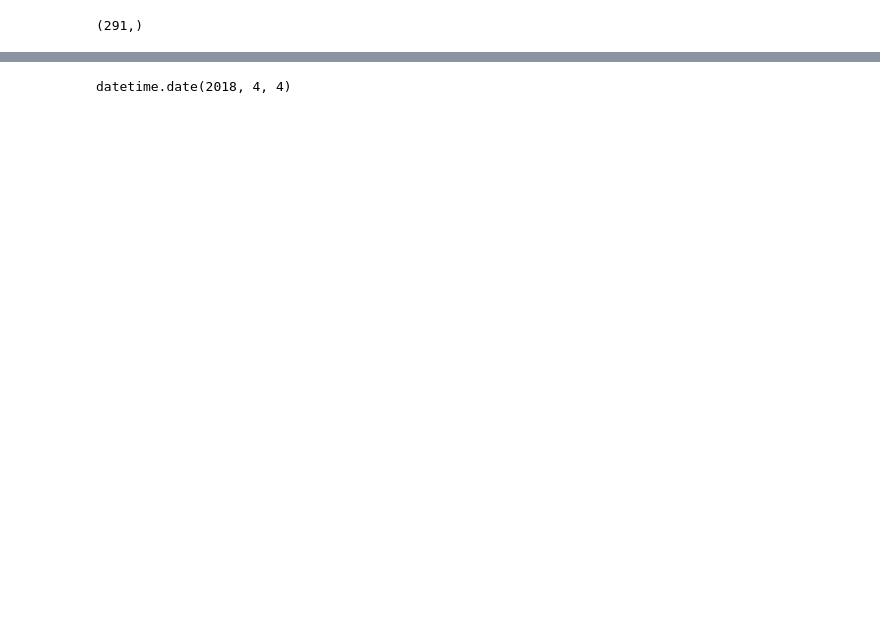
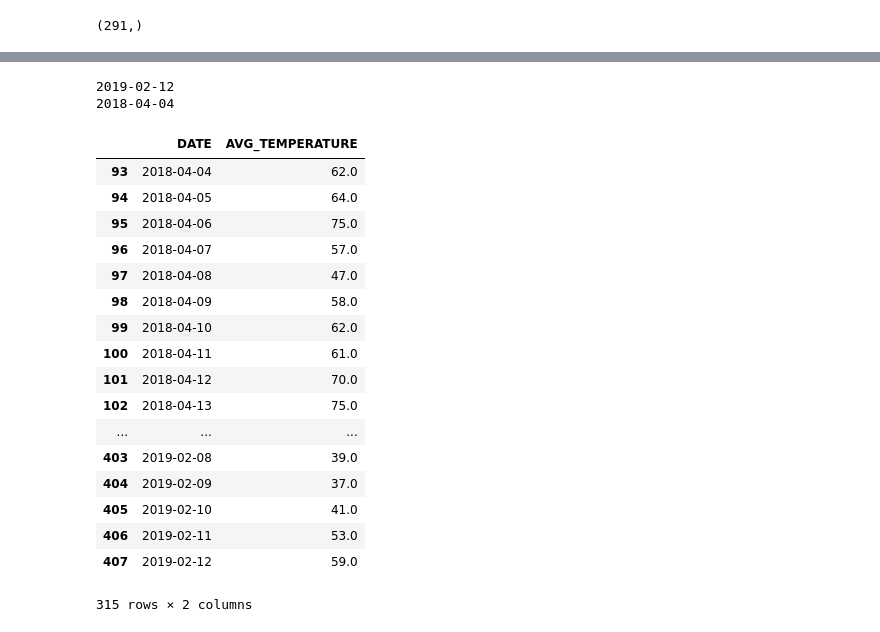
Before and after one commit to sameerabalay/Dockless_Mobility, a Jupyter notebook: src/Time_Series_Analysis.ipynb, the cells around one changed output, grey strips where cells are left out. Cells and saved outputs as stored; diff of their text form; code cells hidden in the pictures; blank space fills up the shorter version.

```diff
--- a/src/Time_Series_Analysis.ipynb
+++ b/src/Time_Series_Analysis.ipynb
@@ -388,4 +399,6 @@ weather_data.shape
-# %%
-trip_counts.index.min()
-# %% [output]
-datetime.date(2018, 4, 4)
+# %%
+print(trip_counts.index.max())
+print(trip_counts.index.min())
+# %% [output]
+2019-02-12
+2018-04-04
@@ -391,0 +410,22 @@ datetime.date(2018, 4, 4)
+# %%
+wd = weather_data[['DATE','AVG_TEMPERATURE']]
+wd
+# %% [output]
+|  | DATE | AVG_TEMPERATURE |
+| 93 | 2018-04-04 | 62.0 |
+| 94 | 2018-04-05 | 64.0 |
+| 95 | 2018-04-06 | 75.0 |
+| 96 | 2018-04-07 | 57.0 |
+| 97 | 2018-04-08 | 47.0 |
+| 98 | 2018-04-09 | 58.0 |
+| 99 | 2018-04-10 | 62.0 |
+| 100 | 2018-04-11 | 61.0 |
+| 101 | 2018-04-12 | 70.0 |
+| 102 | 2018-04-13 | 75.0 |
+| ... | ... | ... |
+| 403 | 2019-02-08 | 39.0 |
+| 404 | 2019-02-09 | 37.0 |
+| 405 | 2019-02-10 | 41.0 |
+| 406 | 2019-02-11 | 53.0 |
+| 407 | 2019-02-12 | 59.0 |
+315 rows × 2 columns
```
Also changed, not shown: parts of 6 cells of this notebook, 5 other files.
